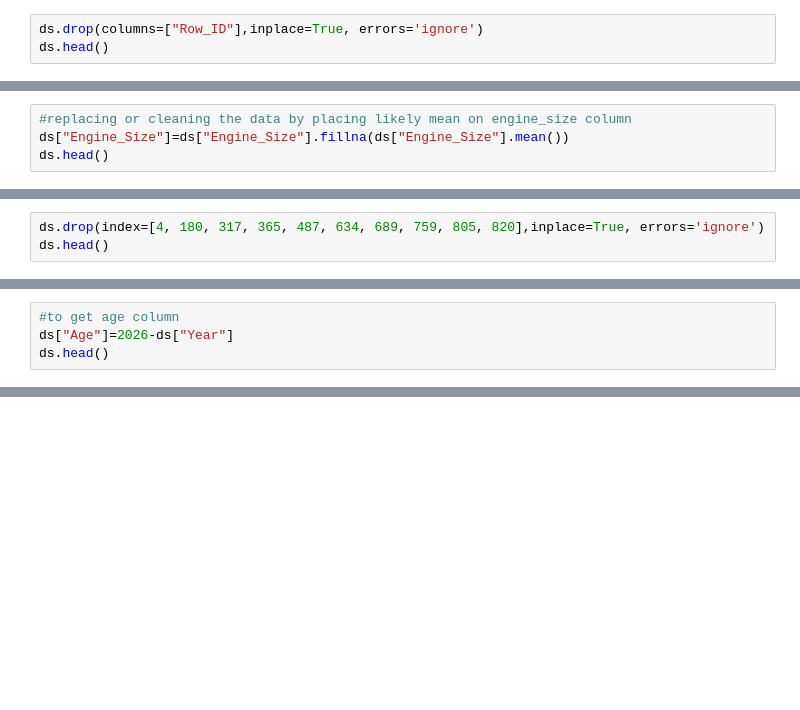
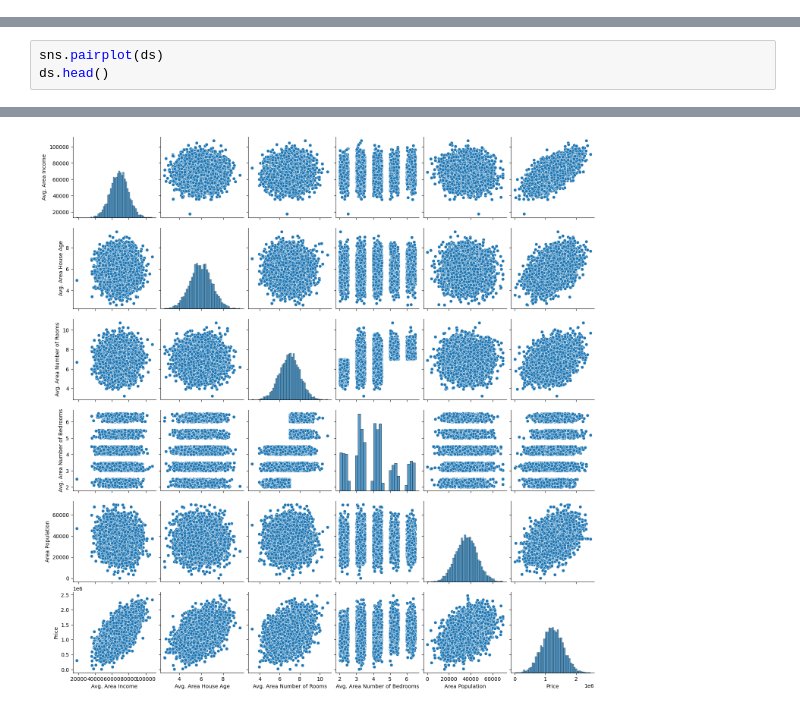
Before and after one commit to elphazdaud-ui/curriculum, a Jupyter notebook: chapter_appendix-tools-for-deep-learning/jupyter.ipynb, the cells around one changed output, grey strips where cells are left out. Drawn from its saved outputs; the diff is of its cells as text; blank space fills up the shorter version.

```diff
--- a/chapter_appendix-tools-for-deep-learning/jupyter.ipynb
+++ b/chapter_appendix-tools-for-deep-learning/jupyter.ipynb
@@ -45,3 +259,0 @@ dtype: int64
-# %%
-ds.drop(columns=["Row_ID"],inplace=True, errors='ignore')
-ds.head()
@@ -85,4 +259,0 @@ ds.describe()
-# %%
-#replacing or cleaning the data by placing likely mean on engine_size column
-ds["Engine_Size"]=ds["Engine_Size"].fillna(ds["Engine_Size"].mean())
-ds.head()
@@ -162,3 +259,0 @@ Index([], dtype='int64')
-# %%
-ds.drop(index=[4, 180, 317, 365, 487, 634, 689, 759, 805, 820],inplace=True, errors='ignore')
-ds.head()
@@ -204,4 +259,0 @@ ds.head()
-# %%
-#to get age column
-ds["Age"]=2026-ds["Year"]
-ds.head()
@@ -370,0 +271,4 @@ jupyter nbextension enable execute_time/ExecuteTime
+# %%
+sns.pairplot(ds)
+ds.head()
+# %% [output]
@@ -370,0 +281 @@ jupyter nbextension enable execute_time/ExecuteTime
+[figure, added]
```
Also changed, not shown: parts of 45 cells of this notebook.
